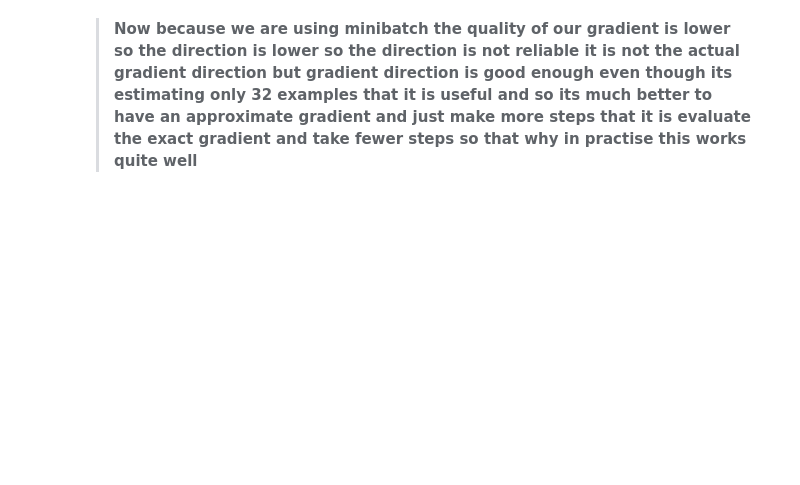
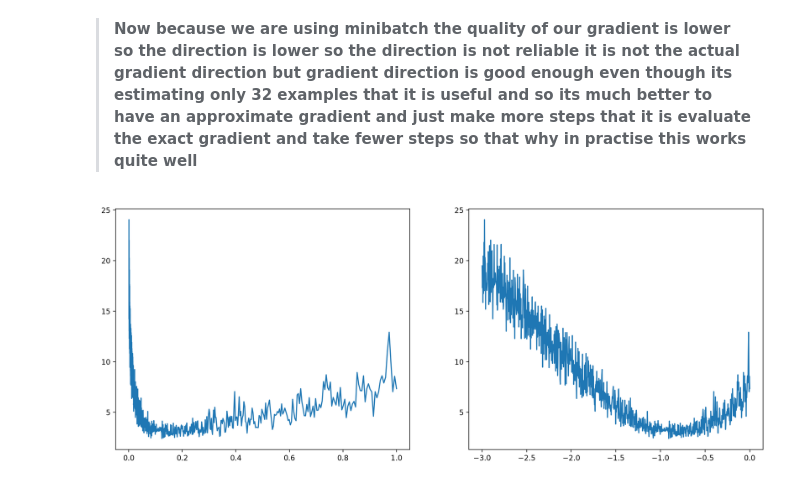
Before and after one commit to shushankai/makemore, a Jupyter notebook: makemore2.ipynb, the cells around one changed output. Saved outputs shown, nothing was run; the diff lists cells and outputs as text; code cells hidden in the pictures; blank space fills up the shorter version.

Commit message:
updated the learning rate

```diff
--- a/makemore2.ipynb
+++ b/makemore2.ipynb
@@ -397,9 +397,17 @@ parameters = {
 # Enable gradients for all parameters
 for p in parameters.values():
     p.requires_grad = True
+# %%
+# learning rate
+lre = torch.linspace(start=-3, end=0, steps=1000)
+lrs = 10**lre
 # %%
+lri = []
+stepi = []
+lossi = []
+
 # Training loop
-for _ in range(10):
+for i in range(1000):
 
     # minibatch constructor - so this time our emb will again become (32,3,2) instead of (X.shape[0], 3, 2)
     ix = torch.randint(low = 0, high = X.shape[0], size=(32,))
@@ -408,7 +416,7 @@ for _ in range(10):
     h = torch.tanh(emb.view(-1, 6) @ W1 + b1)
     logits = h @ W2 + b2
     loss = F.cross_entropy(logits, Y[ix])
-    print(f"Loss: {loss.item():.4f}")
+    # print(f"Loss: {loss.item():.4f}")
 
     # backward pass
     for p in parameters.values():
@@ -416,8 +424,14 @@ for _ in range(10):
     loss.backward()
 
     # update with gradient checking
+    lr = lrs[i]
     for name, p in parameters.items():
         if p.grad is not None:
-            p.data += -0.1 * p.grad
+            p.data += -lr * p.grad
         else:
             print(f"Warning: Parameter '{name}' has None gradient")
+
+    # track stats
+    lri.append(lr)
+    stepi.append(lre[i])
+    lossi.append(loss.item())
@@ -437,3 +440,15 @@ Loss: 5.5850
 it is not the actual gradient direction but gradient direction is good enough even though its estimating only 32 examples that it is useful and so
 its much better to have an approximate gradient and just make more steps that it is evaluate the exact gradient and take fewer steps
 so that why in practise this works quite well**
+# %%
+plt.figure(figsize=(16,6))
+plt.subplot(1,2,1)
+plt.plot(lri, lossi)
+
+plt.subplot(1,2,2)
+plt.plot(stepi, lossi)
+plt.show()
+
+# now based on this we can deduce that our learning rate will be something around 0.1
+# %% [output]
+[figure, added]
```
Also changed, not shown: parts of 1 cell of this notebook.
